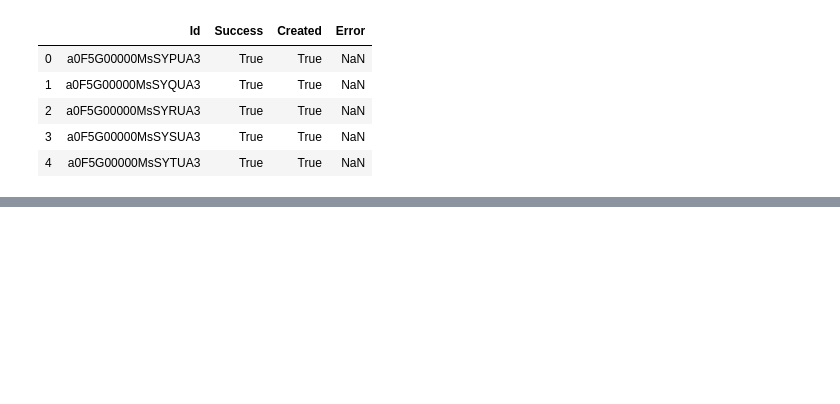
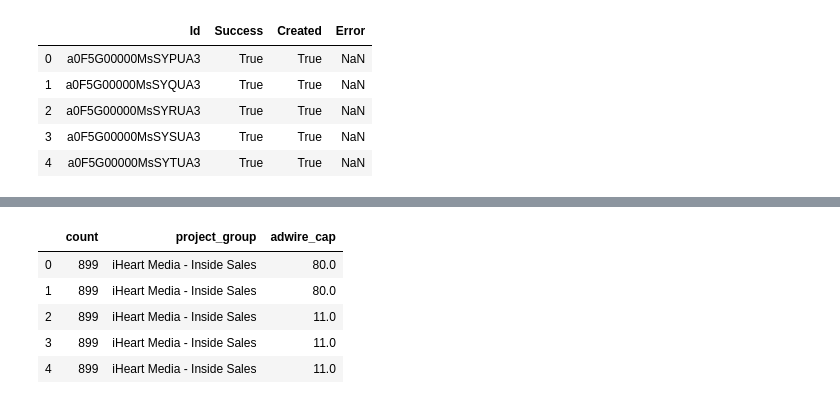
Before and after one commit to ajcoates/work_files, a Jupyter notebook: salesforce_reports_manipulations.ipynb, the cells around one changed output, grey strips where cells are left out. Cells and saved outputs as stored; diff of their text form; code cells hidden in the pictures; blank space fills up the shorter version.

```diff
--- a/salesforce_reports_manipulations.ipynb
+++ b/salesforce_reports_manipulations.ipynb
@@ -277,0 +342,18 @@ ids.head()
+# %%
+projects.project_credits_used = projects.project_credits_used.astype(float)
+q1=projects.loc[(projects.project_post_date < '03/31/2021') & (projects.project_post_date > '01/1/2021')].groupby(
+    'project_group')[['project_credits_used']].sum().sort_values(by=['project_credits_used'],ascending=False).merge(
+    user_df[['group', 'adwire_cap']], left_on='project_group',right_on='group', how='left').drop_duplicates(subset=['group']).rename(
+    columns={'project_credits_used':'q1_credits','adwire_cap':'q1_cap'})
+q2=projects.loc[(projects.project_post_date < '06/30/2021') & (projects.project_post_date > '03/31/2021')].groupby(
+    'project_group')[['project_credits_used']].sum().sort_values(by=['project_credits_used'],ascending=False).merge(
+    user_df[['group', 'adwire_cap']], left_on='project_group',right_on='group', how='left').drop_duplicates(subset=['group']).rename(
+    columns={'project_credits_used':'q2_credits','adwire_cap':'q2_cap'})
+q1_q2 = q1.merge(q2,on='group',how='outer')
+q1_q2['percent_used_q1'] = ((q1_q2['q1_credits'])/(q1_q2['q1_cap']*3))
+q1_q2['percent_used_q2'] = q1_q2.q2_credits/(q1_q2.q2_cap*3)
+q1_q2['percent_change'] = (q1_q2.q2_credits - q1_q2.q1_credits)/(q1_q2.q2_credits*3)
+# for i in q1_q2:
+#     q1_q2['percent_used_q1'] = q1_q2.q1_credits/(q1_q2.q1_credits*3)
+
+q1_q2.to_csv('q1_q2_2021.csv')
@@ -371,0 +478,18 @@ ids.head()
+# %%
+subprojects = projects.loc[(projects.project_post_date >= '03/01/2021') & (projects.project_post_date <= '05/31/2021')]
+# %%
+counts = pd.DataFrame(data=projects.project_group.value_counts())
+counts.index.name = 'group'
+counts.rename(columns={'project_group': 'count'},inplace=True)
+# %%
+counts = pd.merge(counts,subprojects[['project_group','adwire_cap']], left_on='group', right_on = 'project_group', how='left')
+# %%
+# pd.merge(subprojects, user_df)
+counts.head()
+# %% [output]
+|  | count | project_group | adwire_cap |
+| 0 | 899 | iHeart Media - Inside Sales | 80.0 |
+| 1 | 899 | iHeart Media - Inside Sales | 80.0 |
+| 2 | 899 | iHeart Media - Inside Sales | 11.0 |
+| 3 | 899 | iHeart Media - Inside Sales | 11.0 |
+| 4 | 899 | iHeart Media - Inside Sales | 11.0 |
```
Also changed, not shown: parts of 41 cells of this notebook.
